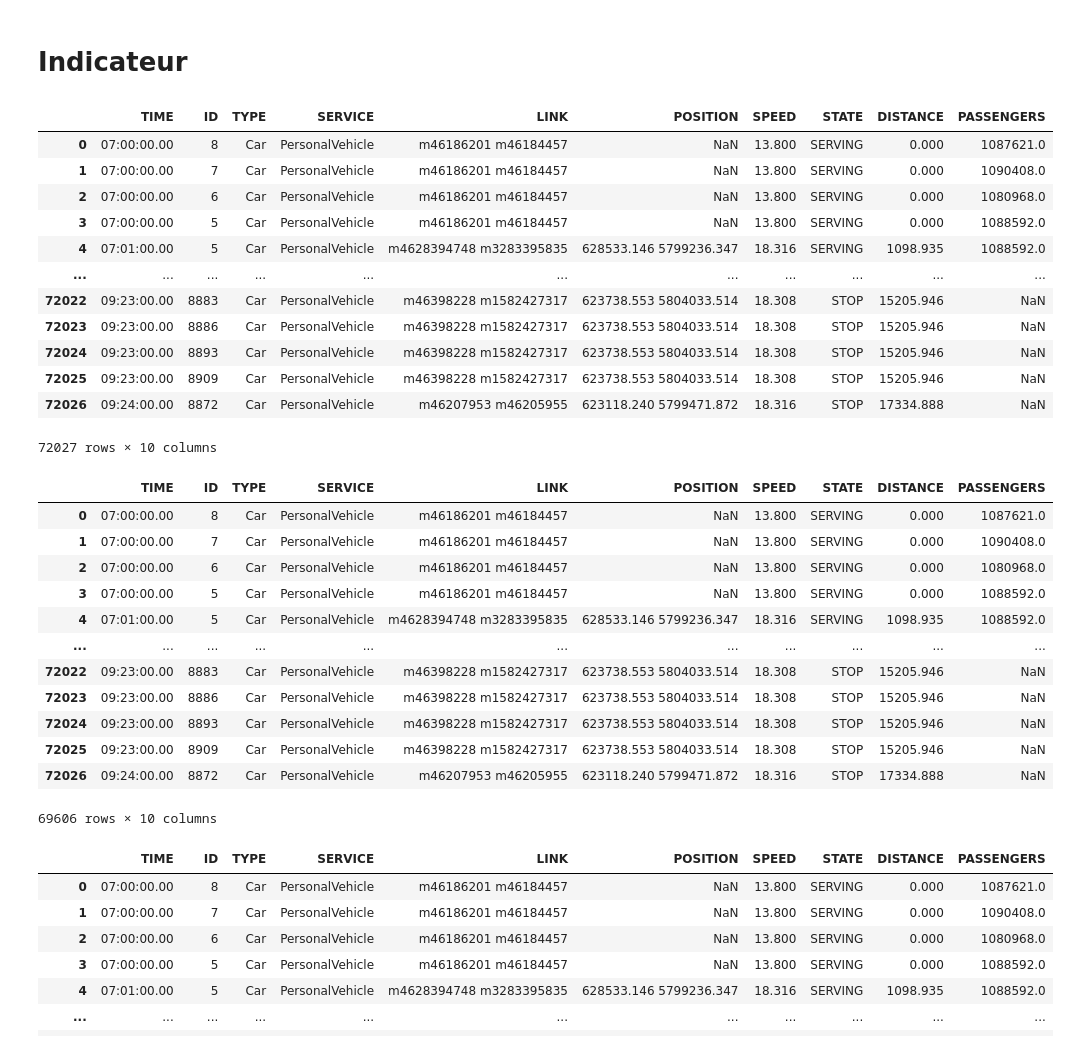
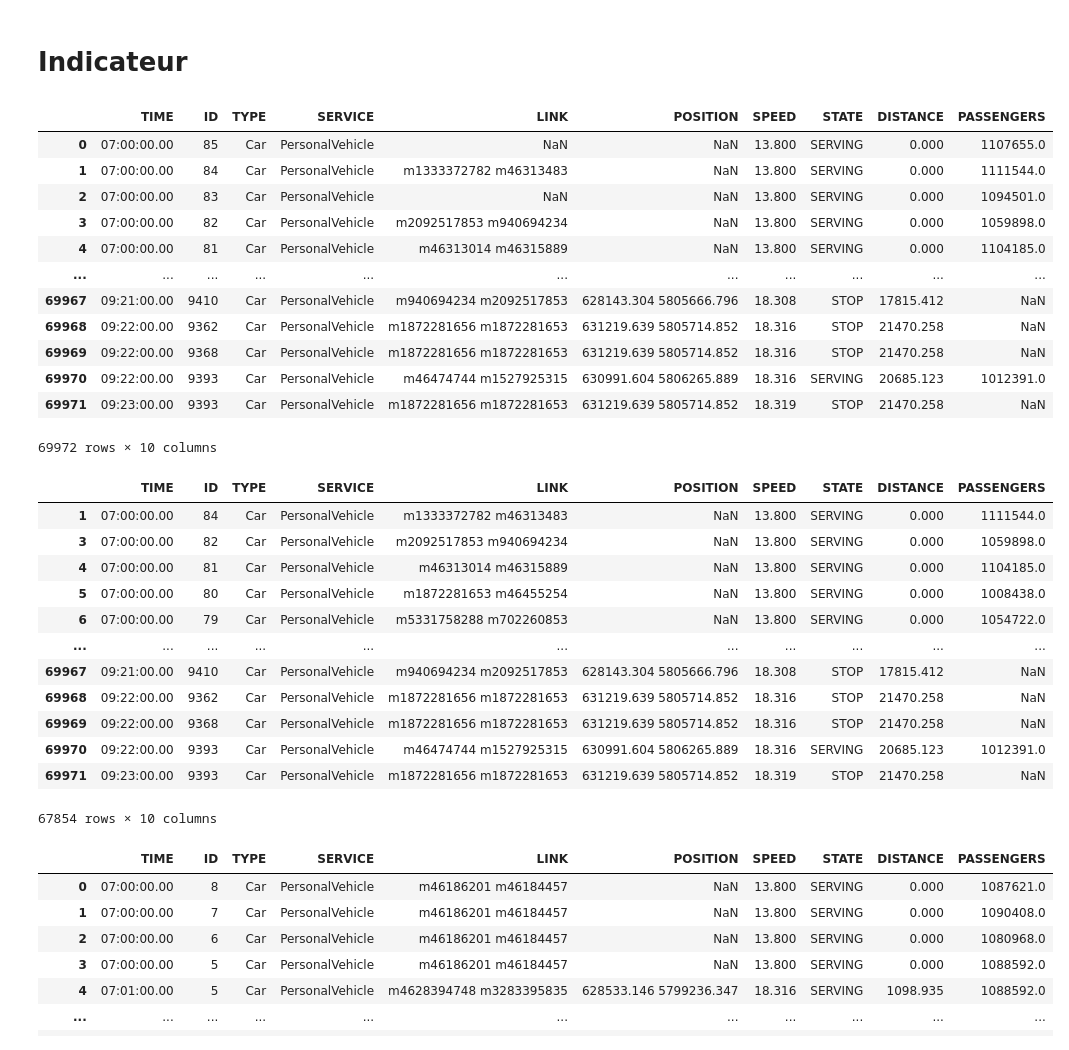
Before and after one commit to Xinyun77/stage_4A, a Jupyter notebook: Indicateur.ipynb, the cells around one changed output. Drawn from its saved outputs; the diff is of its cells as text; code cells hidden in the pictures.

```diff
--- a/Indicateur.ipynb
+++ b/Indicateur.ipynb
@@ -10,21 +15,21 @@ import utm
 # %%
-input_veh = os.getcwd() + "/OUTPUTS_7h_9h_highway/veh.csv"
+input_veh = os.getcwd() + "/OUTPUTS_7h_9h/veh.csv"
 veh = pd.read_csv(input_veh, delimiter = ";")
 veh
 # %% [output]
 |  | TIME | ID | TYPE | SERVICE | LINK | POSITION | SPEED | STATE | DISTANCE | PASSENGERS |
-| 0 | 07:00:00.00 | 8 | Car | PersonalVehicle | m46186201 m46184457 | NaN | 13.800 | SERVING | 0.000 | 1087621.0 |
-| 1 | 07:00:00.00 | 7 | Car | PersonalVehicle | m46186201 m46184457 | NaN | 13.800 | SERVING | 0.000 | 1090408.0 |
-| 2 | 07:00:00.00 | 6 | Car | PersonalVehicle | m46186201 m46184457 | NaN | 13.800 | SERVING | 0.000 | 1080968.0 |
-| 3 | 07:00:00.00 | 5 | Car | PersonalVehicle | m46186201 m46184457 | NaN | 13.800 | SERVING | 0.000 | 1088592.0 |
-| 4 | 07:01:00.00 | 5 | Car | PersonalVehicle | m4628394748 m3283395835 | 628533.146 5799236.347 | 18.316 | SERVING | 1098.935 | 1088592.0 |
+| 0 | 07:00:00.00 | 85 | Car | PersonalVehicle | NaN | NaN | 13.800 | SERVING | 0.000 | 1107655.0 |
+| 1 | 07:00:00.00 | 84 | Car | PersonalVehicle | m1333372782 m46313483 | NaN | 13.800 | SERVING | 0.000 | 1111544.0 |
+| 2 | 07:00:00.00 | 83 | Car | PersonalVehicle | NaN | NaN | 13.800 | SERVING | 0.000 | 1094501.0 |
+| 3 | 07:00:00.00 | 82 | Car | PersonalVehicle | m2092517853 m940694234 | NaN | 13.800 | SERVING | 0.000 | 1059898.0 |
+| 4 | 07:00:00.00 | 81 | Car | PersonalVehicle | m46313014 m46315889 | NaN | 13.800 | SERVING | 0.000 | 1104185.0 |
 | ... | ... | ... | ... | ... | ... | ... | ... | ... | ... | ... |
-| 72022 | 09:23:00.00 | 8883 | Car | PersonalVehicle | m46398228 m1582427317 | 623738.553 5804033.514 | 18.308 | STOP | 15205.946 | NaN |
-| 72023 | 09:23:00.00 | 8886 | Car | PersonalVehicle | m46398228 m1582427317 | 623738.553 5804033.514 | 18.308 | STOP | 15205.946 | NaN |
-| 72024 | 09:23:00.00 | 8893 | Car | PersonalVehicle | m46398228 m1582427317 | 623738.553 5804033.514 | 18.308 | STOP | 15205.946 | NaN |
-| 72025 | 09:23:00.00 | 8909 | Car | PersonalVehicle | m46398228 m1582427317 | 623738.553 5804033.514 | 18.308 | STOP | 15205.946 | NaN |
-| 72026 | 09:24:00.00 | 8872 | Car | PersonalVehicle | m46207953 m46205955 | 623118.240 5799471.872 | 18.316 | STOP | 17334.888 | NaN |
+| 69967 | 09:21:00.00 | 9410 | Car | PersonalVehicle | m940694234 m2092517853 | 628143.304 5805666.796 | 18.308 | STOP | 17815.412 | NaN |
+| 69968 | 09:22:00.00 | 9362 | Car | PersonalVehicle | m1872281656 m1872281653 | 631219.639 5805714.852 | 18.316 | STOP | 21470.258 | NaN |
+| 69969 | 09:22:00.00 | 9368 | Car | PersonalVehicle | m1872281656 m1872281653 | 631219.639 5805714.852 | 18.316 | STOP | 21470.258 | NaN |
+| 69970 | 09:22:00.00 | 9393 | Car | PersonalVehicle | m46474744 m1527925315 | 630991.604 5806265.889 | 18.316 | SERVING | 20685.123 | 1012391.0 |
+| 69971 | 09:23:00.00 | 9393 | Car | PersonalVehicle | m1872281656 m1872281653 | 631219.639 5805714.852 | 18.319 | STOP | 21470.258 | NaN |
-72027 rows × 10 columns
+69972 rows × 10 columns
 # %%
 def remove0Distance(df):
     ID = df['ID'].tolist()
@@ -40,18 +45,18 @@ veh2 = veh.loc[indeices]
 veh2
 # %% [output]
 |  | TIME | ID | TYPE | SERVICE | LINK | POSITION | SPEED | STATE | DISTANCE | PASSENGERS |
-| 0 | 07:00:00.00 | 8 | Car | PersonalVehicle | m46186201 m46184457 | NaN | 13.800 | SERVING | 0.000 | 1087621.0 |
-| 1 | 07:00:00.00 | 7 | Car | PersonalVehicle | m46186201 m46184457 | NaN | 13.800 | SERVING | 0.000 | 1090408.0 |
-| 2 | 07:00:00.00 | 6 | Car | PersonalVehicle | m46186201 m46184457 | NaN | 13.800 | SERVING | 0.000 | 1080968.0 |
-| 3 | 07:00:00.00 | 5 | Car | PersonalVehicle | m46186201 m46184457 | NaN | 13.800 | SERVING | 0.000 | 1088592.0 |
-| 4 | 07:01:00.00 | 5 | Car | PersonalVehicle | m4628394748 m3283395835 | 628533.146 5799236.347 | 18.316 | SERVING | 1098.935 | 1088592.0 |
+| 1 | 07:00:00.00 | 84 | Car | PersonalVehicle | m1333372782 m46313483 | NaN | 13.800 | SERVING | 0.000 | 1111544.0 |
+| 3 | 07:00:00.00 | 82 | Car | PersonalVehicle | m2092517853 m940694234 | NaN | 13.800 | SERVING | 0.000 | 1059898.0 |
+| 4 | 07:00:00.00 | 81 | Car | PersonalVehicle | m46313014 m46315889 | NaN | 13.800 | SERVING | 0.000 | 1104185.0 |
+| 5 | 07:00:00.00 | 80 | Car | PersonalVehicle | m1872281653 m46455254 | NaN | 13.800 | SERVING | 0.000 | 1008438.0 |
+| 6 | 07:00:00.00 | 79 | Car | PersonalVehicle | m5331758288 m702260853 | NaN | 13.800 | SERVING | 0.000 | 1054722.0 |
 | ... | ... | ... | ... | ... | ... | ... | ... | ... | ... | ... |
-| 72022 | 09:23:00.00 | 8883 | Car | PersonalVehicle | m46398228 m1582427317 | 623738.553 5804033.514 | 18.308 | STOP | 15205.946 | NaN |
-| 72023 | 09:23:00.00 | 8886 | Car | PersonalVehicle | m46398228 m1582427317 | 623738.553 5804033.514 | 18.308 | STOP | 15205.946 | NaN |
-| 72024 | 09:23:00.00 | 8893 | Car | PersonalVehicle | m46398228 m1582427317 | 623738.553 5804033.514 | 18.308 | STOP | 15205.946 | NaN |
-| 72025 | 09:23:00.00 | 8909 | Car | PersonalVehicle | m46398228 m1582427317 | 623738.553 5804033.514 | 18.308 | STOP | 15205.946 | NaN |
-| 72026 | 09:24:00.00 | 8872 | Car | PersonalVehicle | m46207953 m46205955 | 623118.240 5799471.872 | 18.316 | STOP | 17334.888 | NaN |
+| 69967 | 09:21:00.00 | 9410 | Car | PersonalVehicle | m940694234 m2092517853 | 628143.304 5805666.796 | 18.308 | STOP | 17815.412 | NaN |
+| 69968 | 09:22:00.00 | 9362 | Car | PersonalVehicle | m1872281656 m1872281653 | 631219.639 5805714.852 | 18.316 | STOP | 21470.258 | NaN |
+| 69969 | 09:22:00.00 | 9368 | Car | PersonalVehicle | m1872281656 m1872281653 | 631219.639 5805714.852 | 18.316 | STOP | 21470.258 | NaN |
+| 69970 | 09:22:00.00 | 9393 | Car | PersonalVehicle | m46474744 m1527925315 | 630991.604 5806265.889 | 18.316 | SERVING | 20685.123 | 1012391.0 |
+| 69971 | 09:23:00.00 | 9393 | Car | PersonalVehicle | m1872281656 m1872281653 | 631219.639 5805714.852 | 18.319 | STOP | 21470.258 | NaN |
-69606 rows × 10 columns
+67854 rows × 10 columns
 # %%
 veh2 = veh2.reset_index(drop=True)
 veh2
```
Also changed, not shown: parts of 62 cells of this notebook.
